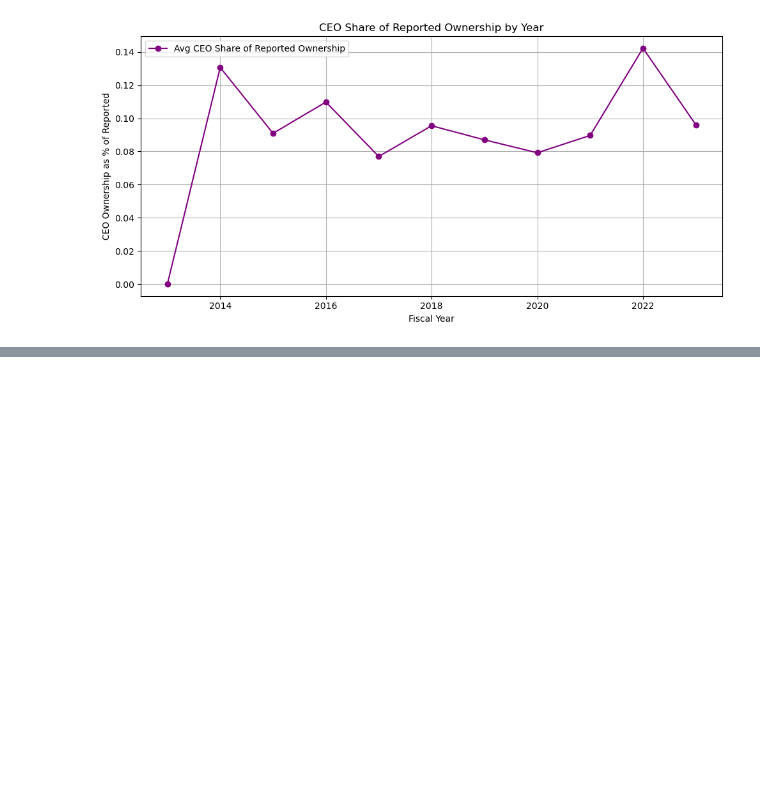
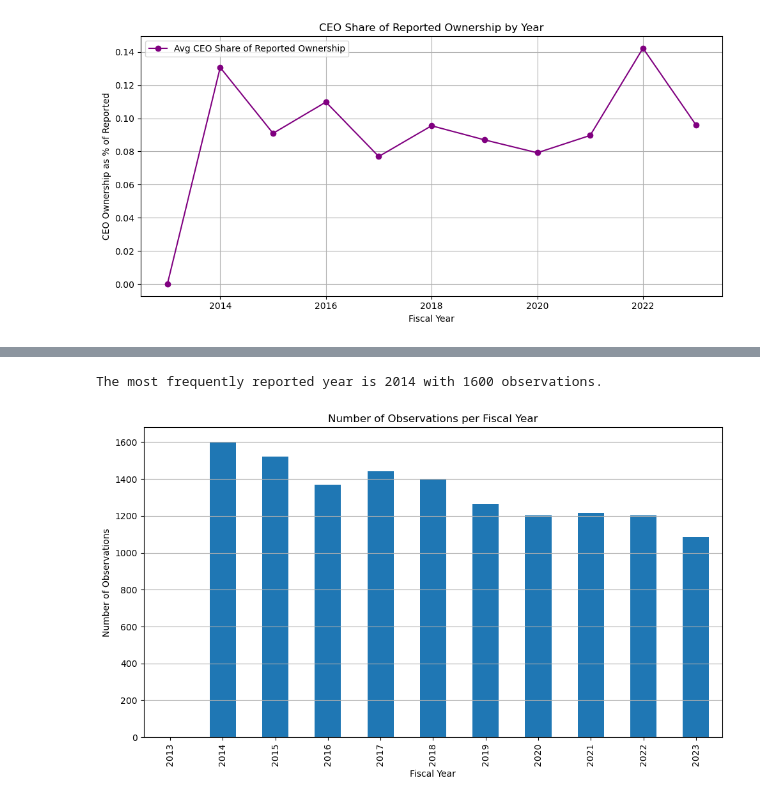
Before and after one commit to nashlaturciosss/fed-data-scraper, a Jupyter notebook: notebooks/clean_csvs.ipynb, the cells around one changed output, grey strips where cells are left out. Saved outputs shown, nothing was run; the diff lists cells and outputs as text; code cells hidden in the pictures; blank space fills up the shorter version.

```diff
--- a/notebooks/clean_csvs.ipynb
+++ b/notebooks/clean_csvs.ipynb
@@ -770,0 +945,23 @@ merged_df.to_csv(os.path.join(output_folder, "merged_df_Atlanta.csv"), index=Fal
+# %%
+# Count number of rows per Fiscal Year
+year_counts = securities_df['Fiscal Year'].value_counts().sort_index()
+
+# Show the most frequently reported year
+most_common_year = year_counts.idxmax()
+most_common_count = year_counts.max()
+
+print(f"The most frequently reported year is {most_common_year} with {most_common_count} observations.")
+# %% [output]
+The most frequently reported year is 2014 with 1600 observations.
+# %%
+
+plt.figure(figsize=(10,6))
+year_counts.plot(kind='bar')
+plt.title("Number of Observations per Fiscal Year")
+plt.xlabel("Fiscal Year")
+plt.ylabel("Number of Observations")
+plt.grid(axis='y')
+plt.tight_layout()
+plt.show()
+# %% [output]
+[figure, added]
```
Also changed, not shown: parts of 22 cells of this notebook, 2 other files.
